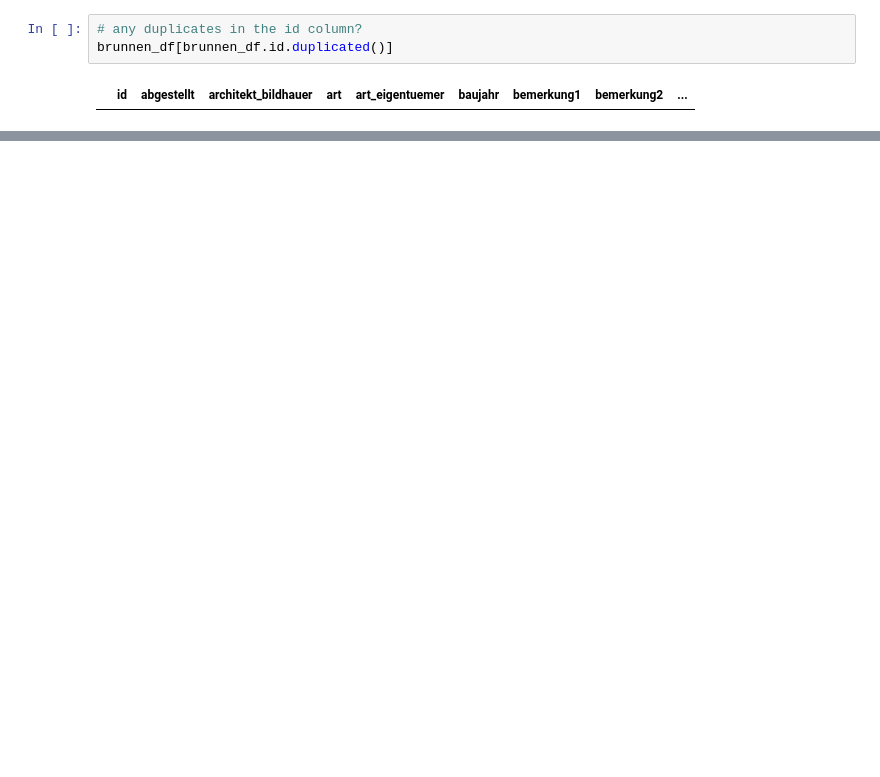
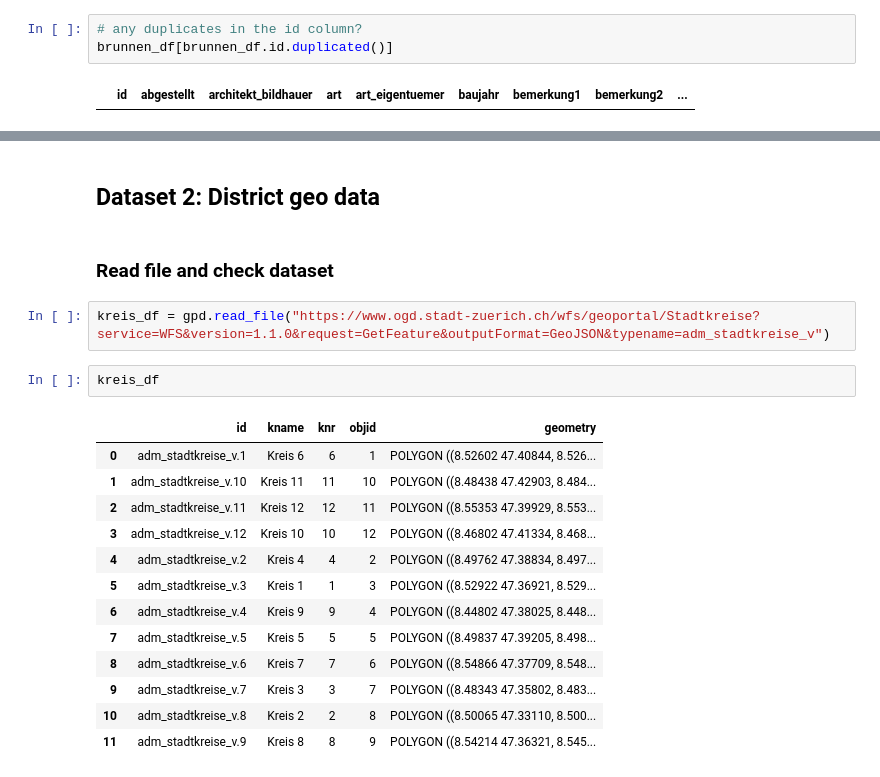
Before and after one commit to annamandoki/data_preparation_in_python, a Jupyter notebook: Water_fountains_ZH.ipynb, the cells around one changed output, grey strips where cells are left out. Saved outputs shown, nothing was run; the diff lists cells and outputs as text; blank space fills up the shorter version.

```diff
--- a/Water_fountains_ZH.ipynb
+++ b/Water_fountains_ZH.ipynb
@@ -203,3 +259,25 @@ Data columns (total 11 columns):
  10  latitude     1280 non-null   float64
 dtypes: float64(3), geometry(1), object(7)
 memory usage: 110.1+ KB
+# %% [markdown]
+## Dataset 2: District geo data
+# %% [markdown]
+### Read file and check dataset
+# %%
+kreis_df = gpd.read_file("https://www.ogd.stadt-zuerich.ch/wfs/geoportal/Stadtkreise?service=WFS&version=1.1.0&request=GetFeature&outputFormat=GeoJSON&typename=adm_stadtkreise_v")
+# %%
+kreis_df
+# %% [output]
+|  | id | kname | knr | objid | geometry |
+| 0 | adm_stadtkreise_v.1 | Kreis 6 | 6 | 1 | POLYGON ((8.52602 47.40844, 8.526... |
+| 1 | adm_stadtkreise_v.10 | Kreis 11 | 11 | 10 | POLYGON ((8.48438 47.42903, 8.484... |
+| 2 | adm_stadtkreise_v.11 | Kreis 12 | 12 | 11 | POLYGON ((8.55353 47.39929, 8.553... |
+| 3 | adm_stadtkreise_v.12 | Kreis 10 | 10 | 12 | POLYGON ((8.46802 47.41334, 8.468... |
+| 4 | adm_stadtkreise_v.2 | Kreis 4 | 4 | 2 | POLYGON ((8.49762 47.38834, 8.497... |
+| 5 | adm_stadtkreise_v.3 | Kreis 1 | 1 | 3 | POLYGON ((8.52922 47.36921, 8.529... |
+| 6 | adm_stadtkreise_v.4 | Kreis 9 | 9 | 4 | POLYGON ((8.44802 47.38025, 8.448... |
+| 7 | adm_stadtkreise_v.5 | Kreis 5 | 5 | 5 | POLYGON ((8.49837 47.39205, 8.498... |
+| 8 | adm_stadtkreise_v.6 | Kreis 7 | 7 | 6 | POLYGON ((8.54866 47.37709, 8.548... |
+| 9 | adm_stadtkreise_v.7 | Kreis 3 | 3 | 7 | POLYGON ((8.48343 47.35802, 8.483... |
+| 10 | adm_stadtkreise_v.8 | Kreis 2 | 2 | 8 | POLYGON ((8.50065 47.33110, 8.500... |
+| 11 | adm_stadtkreise_v.9 | Kreis 8 | 8 | 9 | POLYGON ((8.54214 47.36321, 8.545... |
```
Also changed, not shown: parts of 51 cells of this notebook.
